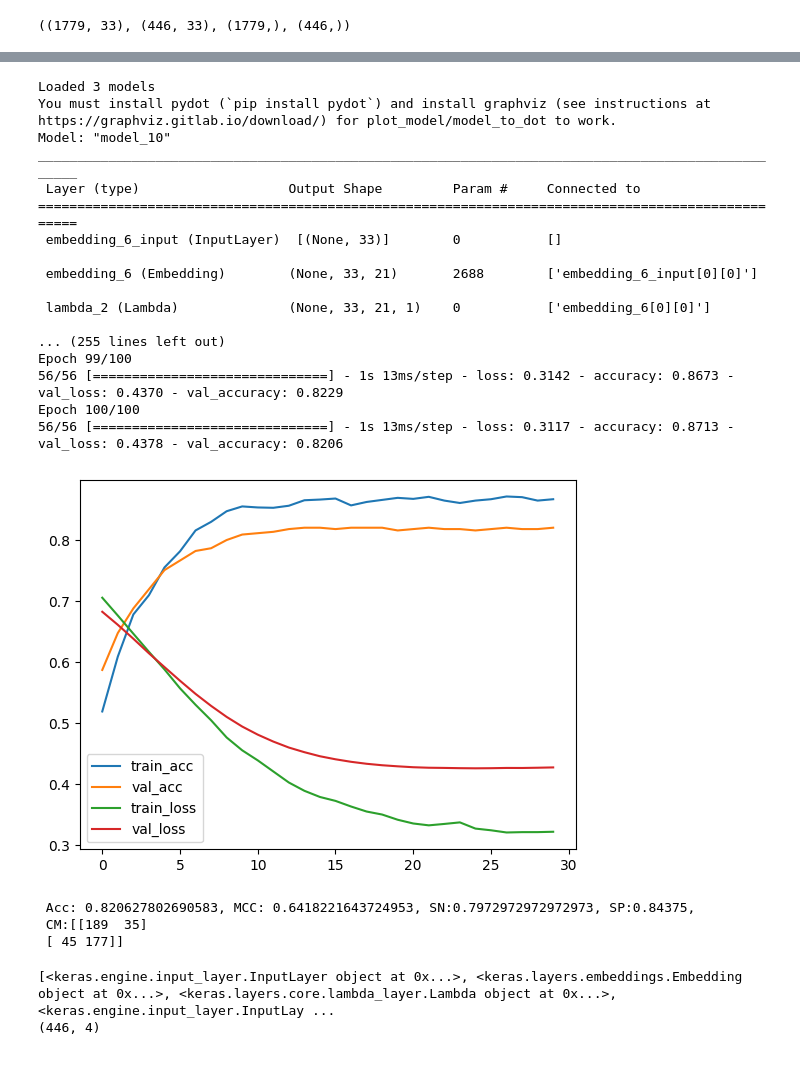
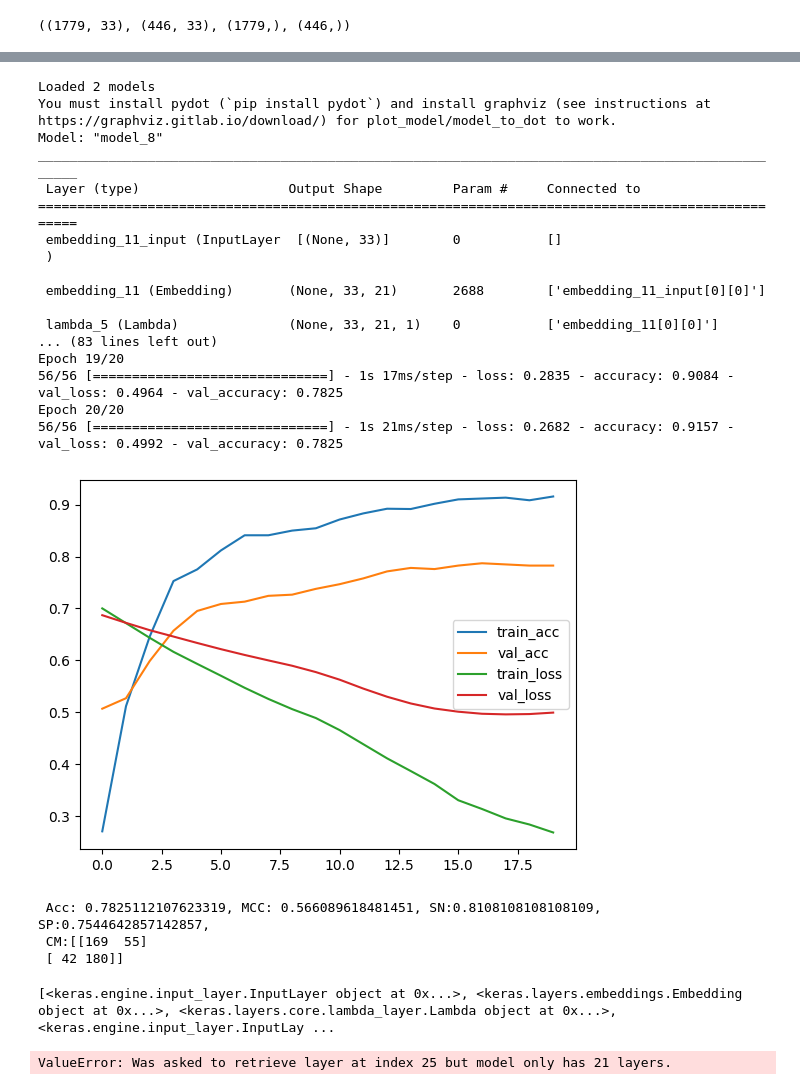
Before and after one commit to anuprulez/transformer_dephosphorylation, a Jupyter notebook: notebooks/train_prot_t5_ffn.ipynb, the cells around one changed output, grey strips where cells are left out. Cells and saved outputs as stored; diff of their text form; code cells hidden in the pictures.

```diff
--- a/notebooks/train_prot_t5_ffn.ipynb
+++ b/notebooks/train_prot_t5_ffn.ipynb
@@ -239,14 +445,15 @@ def transformer_model():
 # %%
+# Training DE-Phosphorylation
+
 iteration = 1
 n_epo_cnn = 30
 n_epo = 10
 
-model_A = CNN_model()
-model_A.compile(optimizer=Adam(learning_rate=1e-3),
-          loss=BinaryCrossentropy(),
-          metrics=['accuracy'])
+#model_A = CNN_model()
+#model_A.load_weights("")
+#model_A.compile(optimizer=Adam(learning_rate=1e-3), loss=BinaryCrossentropy(), metrics=['accuracy'])
 
-model_A.summary()
+#model_A.summary()
 
 print("Training CNN model...")
 
@@ -281,7 +488,7 @@ print("\n Acc: %s, MCC: %s, SN:%s, SP:%s, \n CM:%s" %(str(acc), str(mcc), str(sn
 
 ########### Model B
 
-print("Training Embedding model...")
+'''print("Training Embedding model...")
 
 model_B = prot_t5_model()
 model_B.compile(optimizer=Adam(learning_rate=1e-3), loss=BinaryCrossentropy(), metrics=['accuracy'])
@@ -309,17 +516,15 @@ sn = cm[1][1]/(cm[1][1]+cm[1][0])
 sp = cm[0][0]/(cm[0][0]+cm[0][1])
 
 plot(history_B)
-print("\n Acc: %s, MCC: %s, SN:%s, SP:%s, \n CM:%s" %(str(acc), str(mcc), str(sn), str(sp), cm))
+print("\n Acc: %s, MCC: %s, SN:%s, SP:%s, \n CM:%s" %(str(acc), str(mcc), str(sn), str(sp), cm))'''
 
 ############# Training Transformer
 
 
-model_C = transformer_model()
-model_C.compile(optimizer=Adam(learning_rate=1e-3),
-          loss=BinaryCrossentropy(),
-          metrics=['accuracy'])
+#model_C = transformer_model()
+#model_C.compile(optimizer=Adam(learning_rate=1e-3), loss=BinaryCrossentropy(), metrics=['accuracy'])
 
-model_C.summary()
+#model_C.summary()
 
 print("Training Transformer model...")
 
@@ -493,13 +658,13 @@ def predict_stacked_model(model, inputX):
 # load all models
 members = list()
 model_A = load_A_models()
-model_B = load_B_models()
+#model_B = load_B_models()
 model_C = load_C_models()
 members.append(model_A)
-members.append(model_B)
+#members.append(model_B)
 members.append(model_C)
 
-n_epo_stacked = 100
+n_epo_stacked = 20
 
 
 #members = load_all_models(['model_A_1', 'model_B_1'])
@@ -508,49 +673,49 @@ stacked_model = define_stacked_model(members)
 #print(X_train_embedding_full.shape, X_train_pt5_full.shape)
 # fit_stacked_model(stacked_model, x_test, y_test)
 #st_history = stacked_model.fit([X_train_embedding_full, X_train_embedding_full, X_train_embedding_full, X_train_embedding_full, X_train_embedding_full, X_train_pt5_full, X_train_pt5_full, X_train_pt5_full, X_train_pt5_full, X_train_pt5_full],y_train, epochs=10, verbose=1)
-st_history = stacked_model.fit([X_train_CNN, X_train_full_ST_embedding, X_train_CNN], train_ST_labels, epochs=n_epo_stacked,
-                               verbose=1, validation_data=([X_test_CNN, X_test_full_ST_embedding, X_test_CNN], test_ST_labels))
+st_history = stacked_model.fit([X_train_CNN, X_train_CNN], train_ST_labels, epochs=n_epo_stacked,
+                               verbose=1, validation_data=([X_test_CNN, X_test_CNN], test_ST_labels))
 
 stacked_model.save_weights("../models/composite_model.h5")
 # %% [output]
-Loaded 3 models
+Loaded 2 models
 You must install pydot (`pip install pydot`) and install graphviz (see instructions at https://graphviz.gitlab.io/download/) for plot_model/model_to_dot to work.
-Model: "model_10"
+Model: "model_8"
 __________________________________________________________________________________________________
  Layer (type)                   Output Shape         Param #     Connected to
 ==================================================================================================
- embedding_6_input (InputLayer)  [(None, 33)]        0           []
+ embedding_11_input (InputLayer  [(None, 33)]        0           []
+ )
 
- embedding_6 (Embedding)        (None, 33, 21)       2688        ['embedding_6_input[0][0]']
+ embedding_11 (Embedding)       (None, 33, 21)       2688        ['embedding_11_input[0][0]']
 
- lambda_2 (Lambda)              (None, 33, 21, 1)    0           ['embedding_6[0][0]']
-
-... (255 lines left out)
-Epoch 99/100
-56/56 [==============================] - 1s 13ms/step - loss: 0.3142 - accuracy: 0.8673 - val_loss: 0.4370 - val_accuracy: 0.8229
-Epoch 100/100
-56/56 [==============================] - 1s 13ms/step - loss: 0.3117 - accuracy: 0.8713 - val_loss: 0.4378 - val_accuracy: 0.8206
+ lambda_5 (Lambda)              (None, 33, 21, 1)    0           ['embedding_11[0][0]']
+... (83 lines left out)
+Epoch 19/20
+56/56 [==============================] - 1s 17ms/step - loss: 0.2835 - accuracy: 0.9084 - val_loss: 0.4964 - val_accuracy: 0.7825
+Epoch 20/20
+56/56 [==============================] - 1s 21ms/step - loss: 0.2682 - accuracy: 0.9157 - val_loss: 0.4992 - val_accuracy: 0.7825
 # %%
-y_pred = stacked_model.predict([X_test_CNN, X_test_full_ST_embedding, X_test_CNN]).reshape(test_ST_labels.shape[0],)
+y_pred = stacked_model.predict([X_test_CNN, X_test_CNN]).reshape(test_ST_labels.shape[0],)
 y_pred = (y_pred > 0.5)
 y_pred = [int(i) for i in y_pred]
 test_ST_labels = np.array(test_ST_labels)
 y_pred = np.array(y_pred)
 
 cm = confusion_matrix(test_ST_labels, y_pred)
 mcc = matthews_corrcoef(test_ST_labels, y_pred)
 acc = accuracy_score(test_ST_labels, y_pred)
 
 sn = cm[1][1]/(cm[1][1]+cm[1][0])
 sp = cm[0][0]/(cm[0][0]+cm[0][1])
 
 plot(st_history)
 print("\n Acc: %s, MCC: %s, SN:%s, SP:%s, \n CM:%s" %(str(acc), str(mcc), str(sn), str(sp), cm))
 # %% [output]
-[figure, old version]
+[figure, new version]
- Acc: 0.820627802690583, MCC: 0.6418221643724953, SN:0.7972972972972973, SP:0.84375,
- CM:[[189  35]
- [ 45 177]]
+ Acc: 0.7825112107623319, MCC: 0.566089618481451, SN:0.8108108108108109, SP:0.7544642857142857,
+ CM:[[169  55]
+ [ 42 180]]
 # %%
 # load pretrained model
 from tensorflow.keras.models import Sequential, load_model, Model
@@ -567,7 +732,7 @@ print(stacked_model.layers, len(stacked_model.layers))
 truncated_ANN_model = Model(inputs=stacked_model.input,
                                  outputs=stacked_model.get_layer(index=25).output)
 
-hidden_features = truncated_ANN_model.predict([X_test_CNN, X_test_full_ST_embedding, X_test_CNN])
+hidden_features = truncated_ANN_model.predict([X_test_CNN, X_test_CNN])
 
 print(hidden_features.shape)
 
@@ -575,7 +740,7 @@ df = pd.DataFrame()
 df['Target'] = test_ST_labels
 # %% [output]
 [<keras.engine.input_layer.InputLayer object at 0x...>, <keras.layers.embeddings.Embedding object at 0x...>, <keras.layers.core.lambda_layer.Lambda object at 0x...>, <keras.engine.input_layer.InputLay ...
-(446, 4)
+ValueError: Was asked to retrieve layer at index 25 but model only has 21 layers.
 # %%
 m = TSNE(learning_rate = 2, perplexity = 15) #learning_rate = 10, perplexity=30
 tsne_features = m.fit_transform(hidden_features)
```
Also changed, not shown: parts of 9 cells of this notebook, 27 other files.
